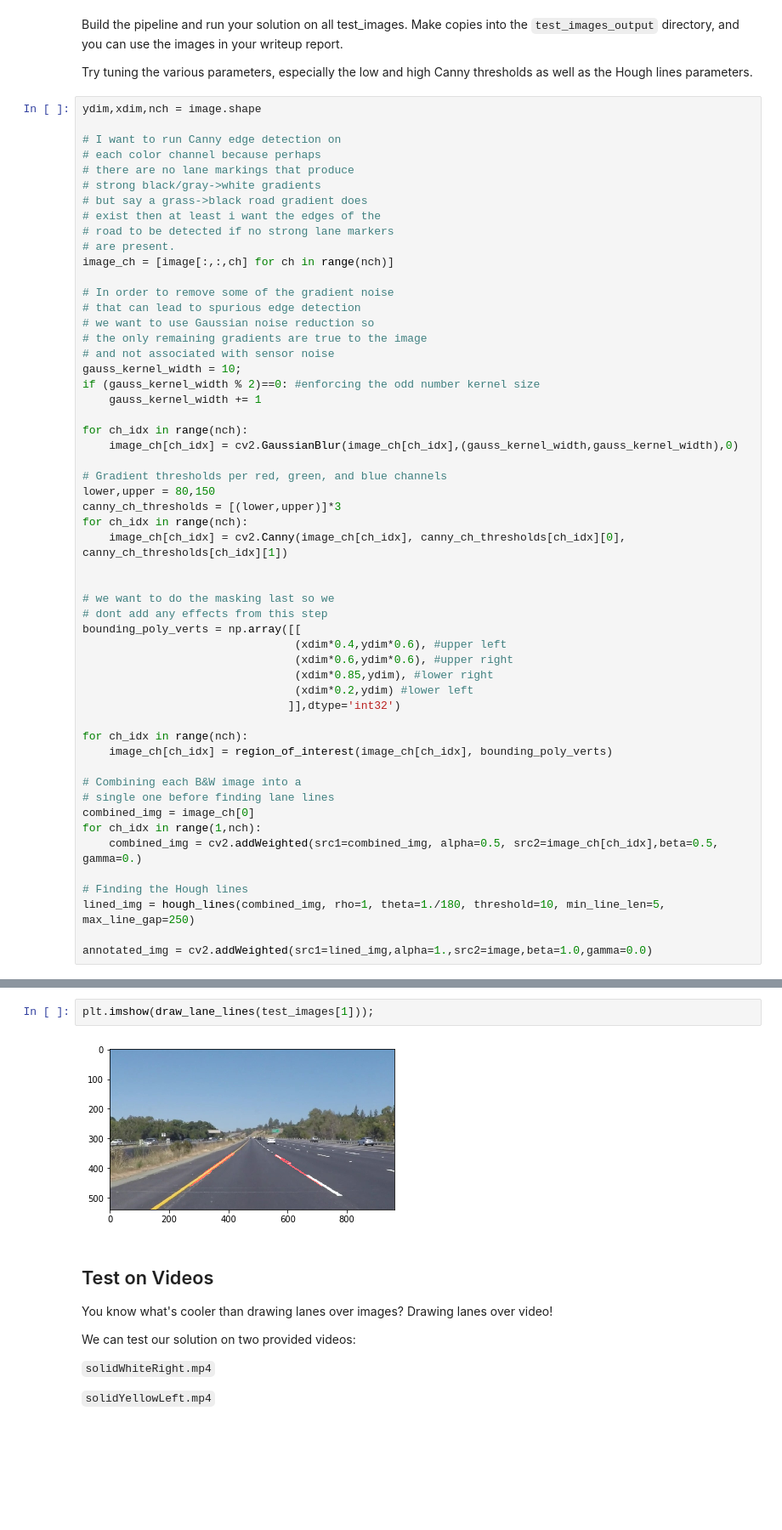
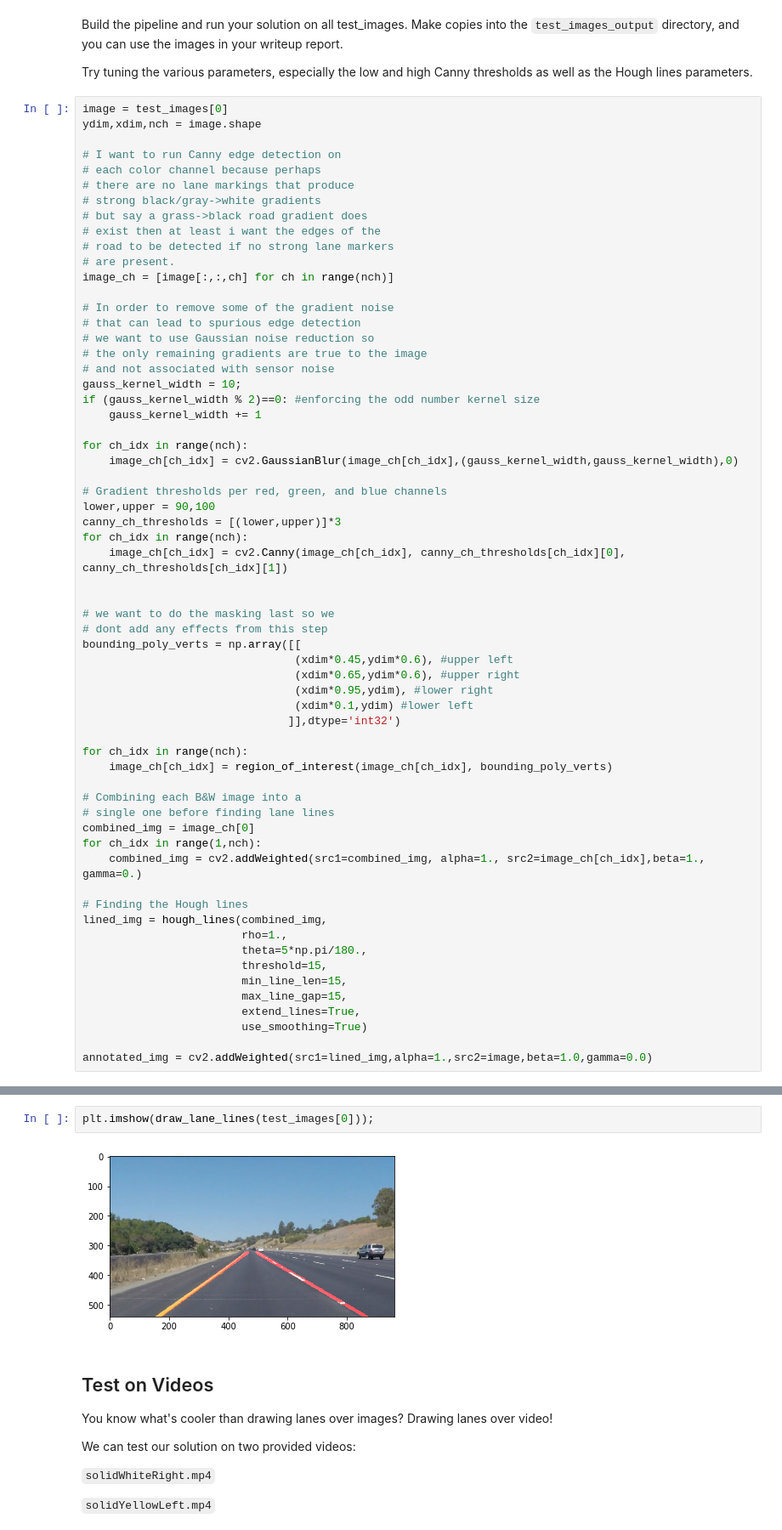
Before and after one commit to BVPhD/Udacity_SDC, a Jupyter notebook: Find_Lane_Lines/P1.ipynb, the cells around one changed output, grey strips where cells are left out. Shown at 85% size. Saved outputs shown, nothing was run; the diff lists cells and outputs as text; blank space fills up the shorter version.

```diff
--- a/Find_Lane_Lines/P1.ipynb
+++ b/Find_Lane_Lines/P1.ipynb
@@ -187,6 +233,7 @@ Build the pipeline and run your solution on all test_images. Make copies into th
 
 Try tuning the various parameters, especially the low and high Canny thresholds as well as the Hough lines parameters.
 # %%
+image = test_images[0]
 ydim,xdim,nch = image.shape
 
 # I want to run Canny edge detection on
@@ -212,7 +259,7 @@ for ch_idx in range(nch):
     image_ch[ch_idx] = cv2.GaussianBlur(image_ch[ch_idx],(gauss_kernel_width,gauss_kernel_width),0)
 
 # Gradient thresholds per red, green, and blue channels
-lower,upper = 80,150
+lower,upper = 90,100
 canny_ch_thresholds = [(lower,upper)]*3
 for ch_idx in range(nch):
     image_ch[ch_idx] = cv2.Canny(image_ch[ch_idx], canny_ch_thresholds[ch_idx][0], canny_ch_thresholds[ch_idx][1])
@@ -221,10 +268,10 @@ for ch_idx in range(nch):
 # we want to do the masking last so we
 # dont add any effects from this step
 bounding_poly_verts = np.array([[
-                                (xdim*0.4,ydim*0.6), #upper left
-                                (xdim*0.6,ydim*0.6), #upper right
-                                (xdim*0.85,ydim), #lower right
-                                (xdim*0.2,ydim) #lower left
+                                (xdim*0.45,ydim*0.6), #upper left
+                                (xdim*0.65,ydim*0.6), #upper right
+                                (xdim*0.95,ydim), #lower right
+                                (xdim*0.1,ydim) #lower left
                                ]],dtype='int32')
 
 for ch_idx in range(nch):
@@ -234,9 +281,16 @@ for ch_idx in range(nch):
 # single one before finding lane lines
 combined_img = image_ch[0]
 for ch_idx in range(1,nch):
-    combined_img = cv2.addWeighted(src1=combined_img, alpha=0.5, src2=image_ch[ch_idx],beta=0.5, gamma=0.)
+    combined_img = cv2.addWeighted(src1=combined_img, alpha=1., src2=image_ch[ch_idx],beta=1., gamma=0.)
 
 # Finding the Hough lines
-lined_img = hough_lines(combined_img, rho=1, theta=1./180, threshold=10, min_line_len=5, max_line_gap=250)
+lined_img = hough_lines(combined_img,
+                        rho=1.,
+                        theta=5*np.pi/180.,
+                        threshold=15,
+                        min_line_len=15,
+                        max_line_gap=15,
+                        extend_lines=True,
+                        use_smoothing=True)
 
 annotated_img = cv2.addWeighted(src1=lined_img,alpha=1.,src2=image,beta=1.0,gamma=0.0)
@@ -305,9 +352,9 @@ def draw_lane_lines(image):
     annotated_img = cv2.addWeighted(src1=lined_img,alpha=1.,src2=image,beta=1.0,gamma=0.0)
     return annotated_img
 # %%
-plt.imshow(draw_lane_lines(test_images[1]));
+plt.imshow(draw_lane_lines(test_images[0]));
 # %% [output]
-[figure, old version]
+[figure, new version]
 # %% [markdown]
 ## Test on Videos
 
```
Also changed, not shown: parts of 7 cells of this notebook.
